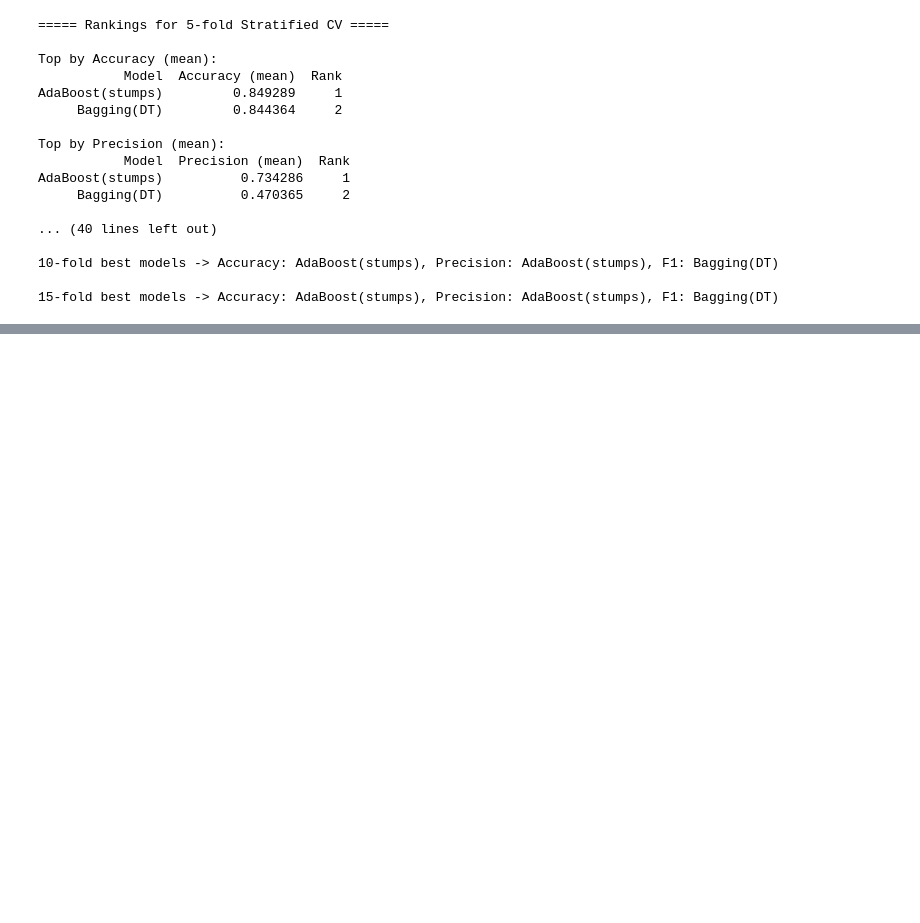
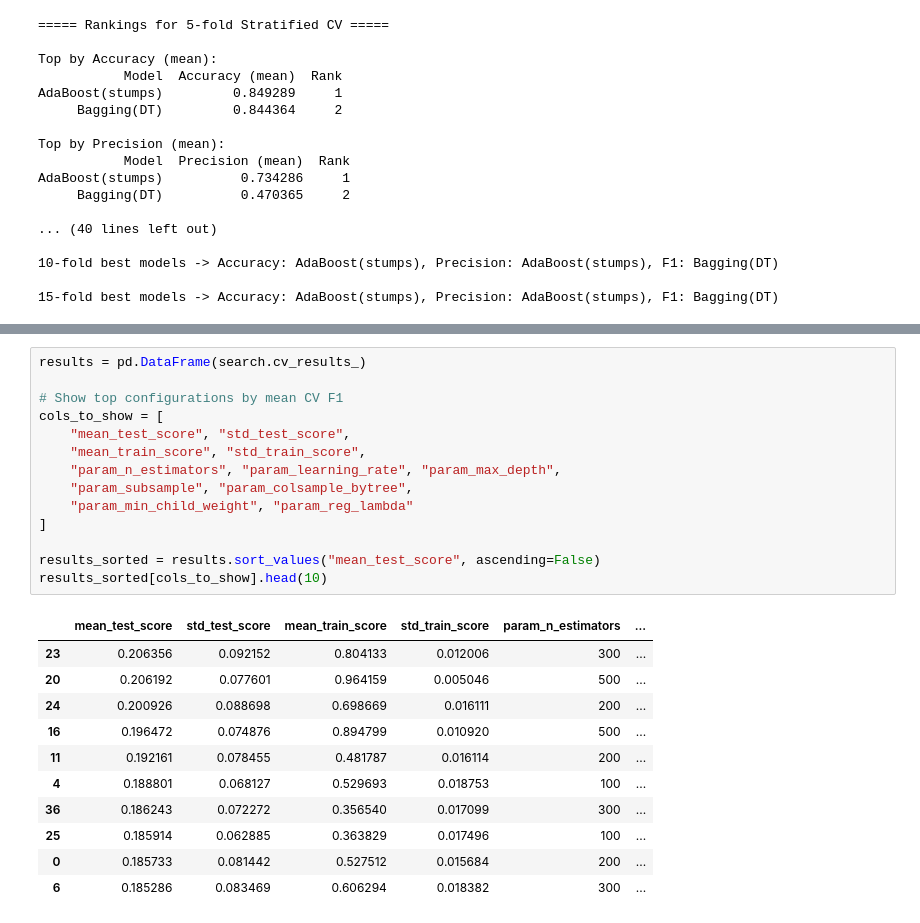
Before and after one commit to YolandaZhao10/CSCI-6170-Project-in-AI-and-ML, a Jupyter notebook: hw2/homework_2.ipynb, the cells around one changed output, grey strips where cells are left out. Cells and saved outputs as stored; diff of their text form; blank space fills up the shorter version.

```diff
--- a/hw2/homework_2.ipynb
+++ b/hw2/homework_2.ipynb
@@ -433,0 +691,26 @@ AdaBoost(stumps)          0.734286     1
+# %%
+results = pd.DataFrame(search.cv_results_)
+
+# Show top configurations by mean CV F1
+cols_to_show = [
+    "mean_test_score", "std_test_score",
+    "mean_train_score", "std_train_score",
+    "param_n_estimators", "param_learning_rate", "param_max_depth",
+    "param_subsample", "param_colsample_bytree",
+    "param_min_child_weight", "param_reg_lambda"
+]
+
+results_sorted = results.sort_values("mean_test_score", ascending=False)
+results_sorted[cols_to_show].head(10)
+# %% [output]
+|  | mean_test_score | std_test_score | mean_train_score | std_train_score | param_n_estimators | ... |
+| 23 | 0.206356 | 0.092152 | 0.804133 | 0.012006 | 300 | ... |
+| 20 | 0.206192 | 0.077601 | 0.964159 | 0.005046 | 500 | ... |
+| 24 | 0.200926 | 0.088698 | 0.698669 | 0.016111 | 200 | ... |
+| 16 | 0.196472 | 0.074876 | 0.894799 | 0.010920 | 500 | ... |
+| 11 | 0.192161 | 0.078455 | 0.481787 | 0.016114 | 200 | ... |
+| 4 | 0.188801 | 0.068127 | 0.529693 | 0.018753 | 100 | ... |
+| 36 | 0.186243 | 0.072272 | 0.356540 | 0.017099 | 300 | ... |
+| 25 | 0.185914 | 0.062885 | 0.363829 | 0.017496 | 100 | ... |
+| 0 | 0.185733 | 0.081442 | 0.527512 | 0.015684 | 200 | ... |
+| 6 | 0.185286 | 0.083469 | 0.606294 | 0.018382 | 300 | ... |
```
Also changed, not shown: parts of 11 cells of this notebook.
